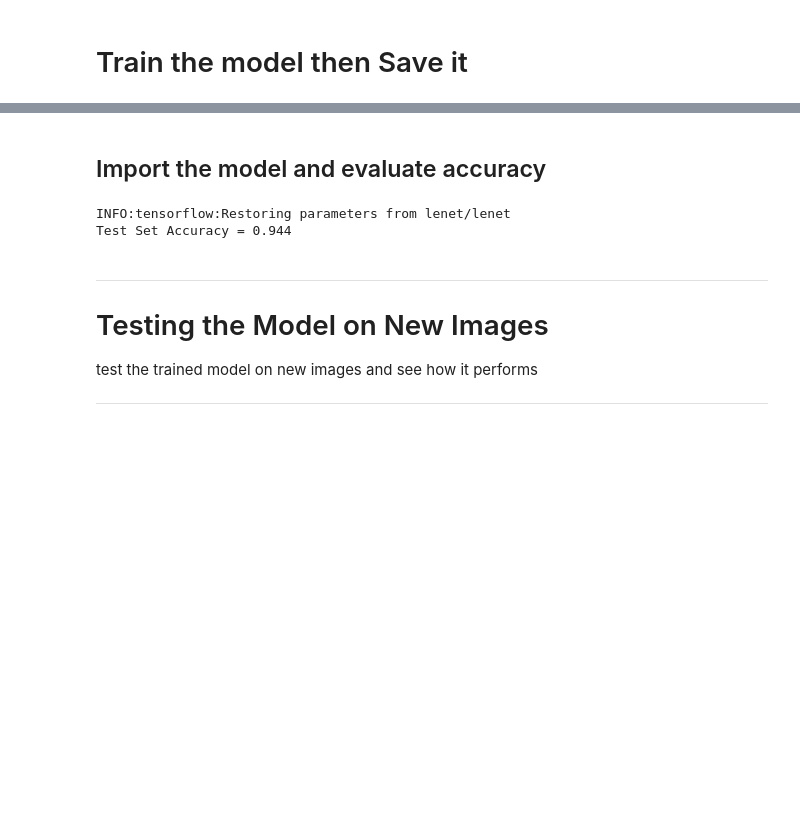
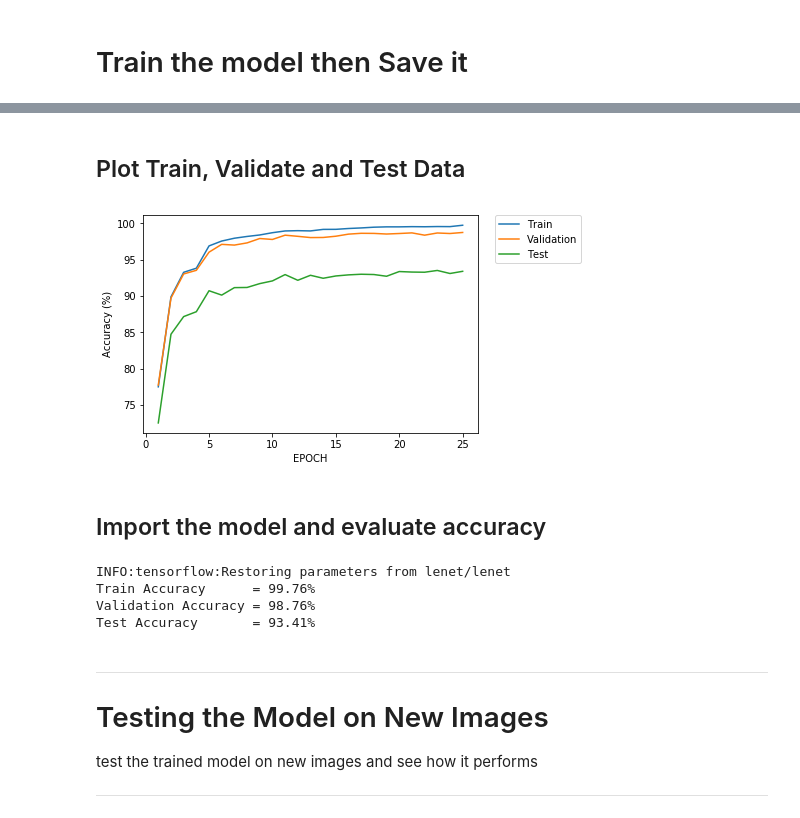
Before and after one commit to IbrahimOmar91/CarND-P03-TrafficSignClassifier, a Jupyter notebook: Traffic_Sign_Classifier.ipynb, the cells around one changed output, grey strips where cells are left out. Cells and saved outputs as stored; diff of their text form; code cells hidden in the pictures; blank space fills up the shorter version.

```diff
--- a/Traffic_Sign_Classifier.ipynb
+++ b/Traffic_Sign_Classifier.ipynb
@@ -265,4 +342,18 @@ EPOCH 60 - Validation Accuracy = 0.989
 Model saved
+# %% [markdown]
+## Plot Train, Validate and Test Data
+# %%
+#plt.plot(x_axis, y1, x_axis, y2,x_axis, y3)
+plt.plot(x_axis, y1, label='Train')
+plt.plot(x_axis, y2, label='Validation')
+plt.plot(x_axis, y3, label='Test')
+
+plt.legend(bbox_to_anchor=(1.05, 1), loc=2, borderaxespad=0.)
+plt.xlabel('EPOCH')
+plt.ylabel('Accuracy (%)')
+plt.show()
+# %% [output]
+[figure, added]
 # %% [markdown]
 ## Import the model and evaluate accuracy
 # %%
@@ -272,11 +363,17 @@ with tf.Session() as sess:
     sess.run(tf.global_variables_initializer())
     saver2 = tf.train.import_meta_graph('lenet/lenet.meta')
     saver2.restore(sess, "lenet/lenet")
-    test_accuracy = evaluate(X_test_normalized, y_test)
-    print("Test Set Accuracy = {:.3f}".format(test_accuracy))
+    train_acc = evaluate(X_train, y_train)
+    print("Train Accuracy      = {:2.2f}%".format(train_acc * 100.0))
+    val_acc = evaluate(X_validation, y_validation)
+    print("Validation Accuracy = {:2.2f}%".format(val_acc * 100.0))
+    test_acc = evaluate(X_test_normalized, y_test)
+    print("Test Accuracy       = {:2.2f}%".format(test_acc * 100.0))
 # %% [output]
 INFO:tensorflow:Restoring parameters from lenet/lenet
-Test Set Accuracy = 0.944
+Train Accuracy      = 99.76%
+Validation Accuracy = 98.76%
+Test Accuracy       = 93.41%
 # %% [markdown]
 ---
 
```
Also changed, not shown: parts of 12 cells of this notebook, 2 other files.
